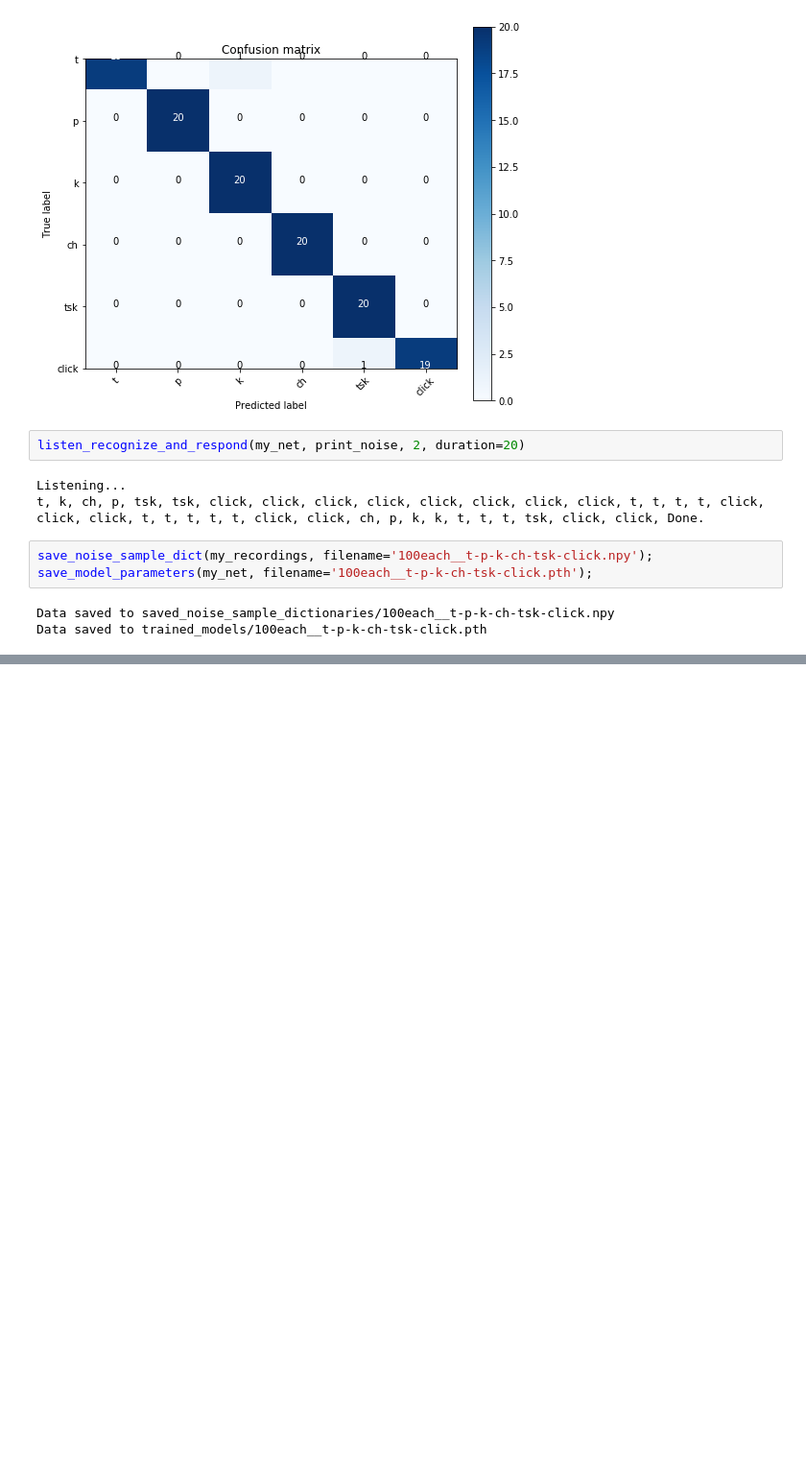
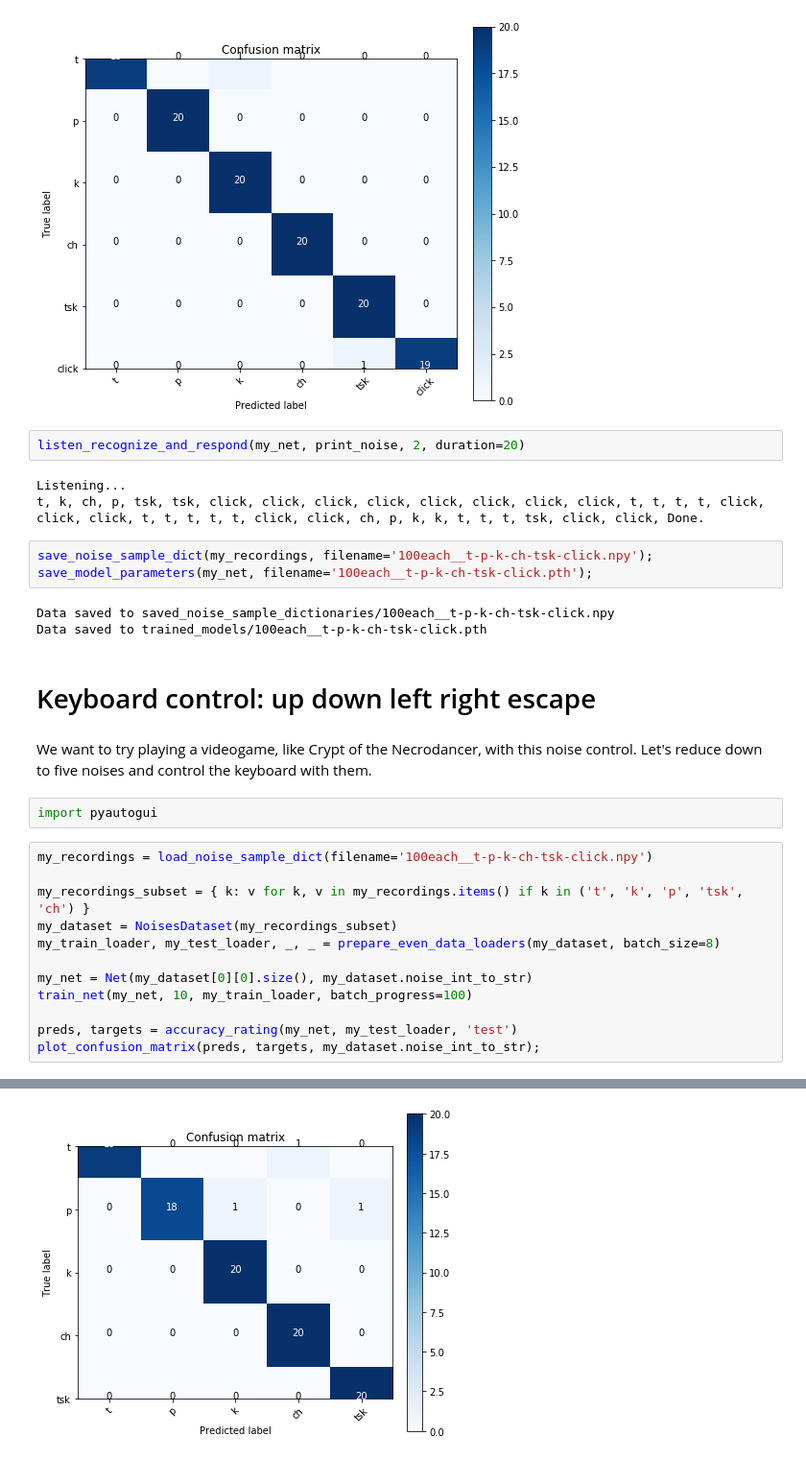
Before and after one commit to tremol/beatbot-noise-control, a Jupyter notebook: Exploration 4 - unifying in one workflow.ipynb, the cells around one changed output, grey strips where cells are left out. Shown at 96% size. Cells and saved outputs as stored; diff of their text form; blank space fills up the shorter version.

Commit message:
added some basic keyboard control, to play videogames with noises

```diff
--- a/Exploration 4 - unifying in one workflow.ipynb
+++ b/Exploration 4 - unifying in one workflow.ipynb
@@ -745,3 +745,22 @@ save_model_parameters(my_net, filename='100each__t-p-k-ch-tsk-click.pth');
 # %% [output]
 Data saved to saved_noise_sample_dictionaries/100each__t-p-k-ch-tsk-click.npy
 Data saved to trained_models/100each__t-p-k-ch-tsk-click.pth
+# %% [markdown]
+# Keyboard control: up down left right escape
+# %% [markdown]
+We want to try playing a videogame, like Crypt of the Necrodancer, with this noise control. Let's reduce down to five noises and control the keyboard with them.
+# %%
+import pyautogui
+# %%
+my_recordings = load_noise_sample_dict(filename='100each__t-p-k-ch-tsk-click.npy')
+
+my_recordings_subset = { k: v for k, v in my_recordings.items() if k in ('t', 'k', 'p', 'tsk', 'ch') }
+my_dataset = NoisesDataset(my_recordings_subset)
+my_train_loader, my_test_loader, _, _ = prepare_even_data_loaders(my_dataset, batch_size=8)
+
+my_net = Net(my_dataset[0][0].size(), my_dataset.noise_int_to_str)
+train_net(my_net, 10, my_train_loader, batch_progress=100)
+
+preds, targets = accuracy_rating(my_net, my_test_loader, 'test')
+plot_confusion_matrix(preds, targets, my_dataset.noise_int_to_str);
+# %% [output]
@@ -747,0 +775 @@ Data saved to trained_models/100each__t-p-k-ch-tsk-click.pth
+[figure, added]
```
Also changed, not shown: parts of 3 cells of this notebook.
